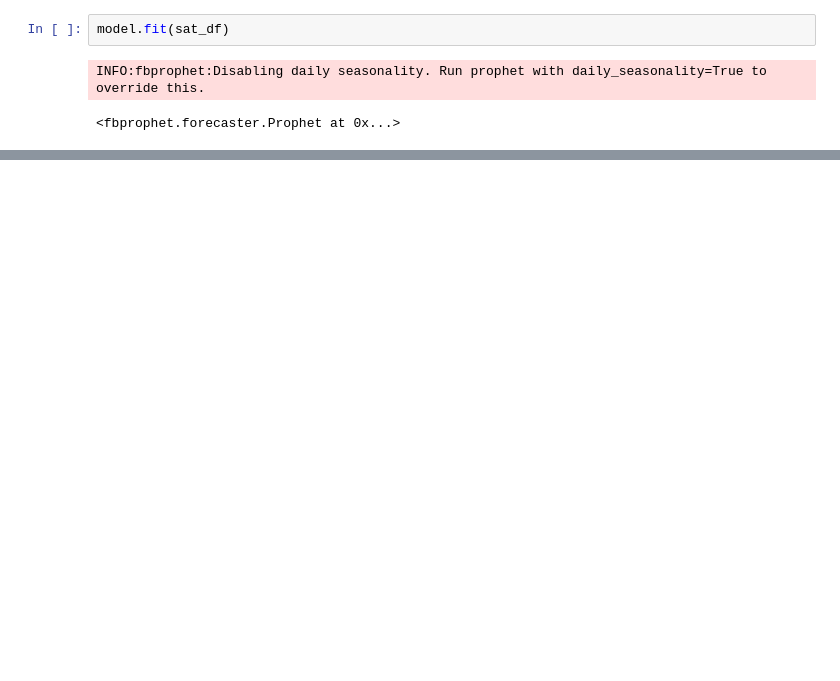
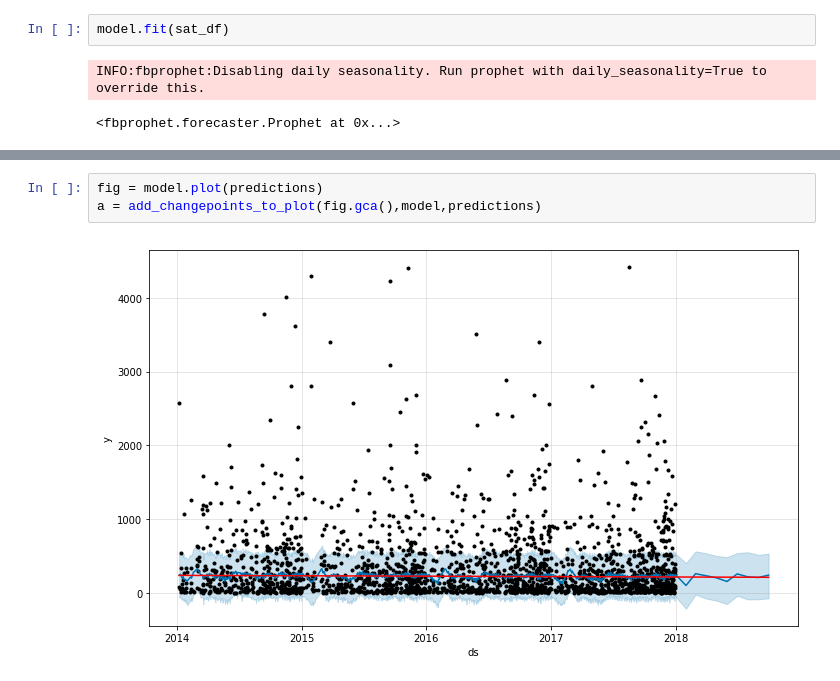
Before and after one commit to hemanthboinpally/forecast-sales-prophet, a Jupyter notebook: TimeSeriesModel.ipynb, the cells around one changed output, grey strips where cells are left out. Drawn from its saved outputs; the diff is of its cells as text; blank space fills up the shorter version.

```diff
--- a/TimeSeriesModel.ipynb
+++ b/TimeSeriesModel.ipynb
@@ -225,0 +260,5 @@ fig = model.plot(fcst)
+# %%
+fig = model.plot(predictions)
+a = add_changepoints_to_plot(fig.gca(),model,predictions)
+# %% [output]
+[figure, added]
```
Also changed, not shown: parts of 13 cells of this notebook.
